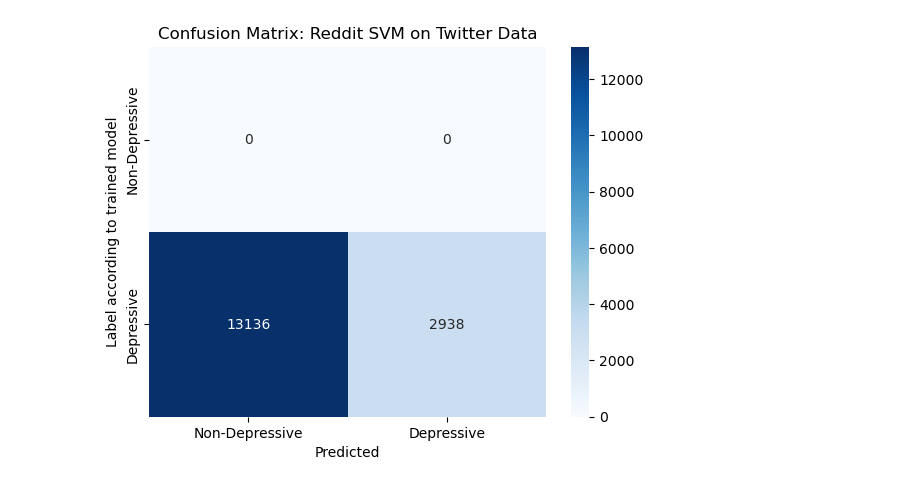
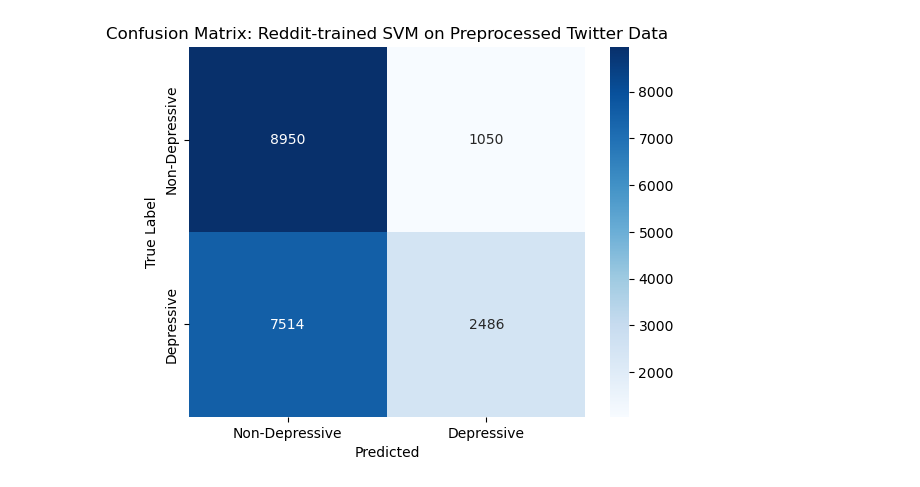
Before and after one commit to hlbels/crossplatform-mentalhealth-ml, a Jupyter notebook: SVM.ipynb, the cells around one changed output. Drawn from its saved outputs; the diff is of its cells as text; code cells hidden in the pictures.

```diff
--- a/SVM.ipynb
+++ b/SVM.ipynb
@@ -78,49 +106,64 @@ joblib.dump(tfidf_cols, "tfidf_feature_names.pkl")  # for reference later
 # %%
-# Load Reddit SVM and TF-IDF vectorizer
-svm = joblib.load("svm_reddit.pkl")
-vectorizer = joblib.load("tfidf_reddit.pkl")
+import pandas as pd
+import joblib
+import re
+import string
+from sklearn.metrics import accuracy_score, classification_report, confusion_matrix
+import seaborn as sns
+import matplotlib.pyplot as plt
 
-# Load Twitter datasets
-twitter_datasets = {
-    'clean_d_tweets': pd.read_csv('clean_d_tweets.csv'),
-    'clean_non_d_tweets': pd.read_csv('clean_non_d_tweets.csv'),
-    'd_tweets': pd.read_csv('d_tweets.csv'),
-    'non_d_tweets': pd.read_csv('non_d_tweets.csv')
-}
 
-for name, df in twitter_datasets.items():
-    df['twitter_name'] = name
+# Load trained Reddit SVM and TF-IDF vectorizer
 
-combined_df1 = pd.concat(twitter_datasets.values(), ignore_index=True)
+svm = joblib.load("svm_reddit_tfidf.pkl")
+vectorizer = joblib.load("tfidf_reddit_vectorizer.pkl")
 
-# Create true labels (1 = Depressive, 0 = Non-Depressive)
-combined_df1['label'] = combined_df1['twitter_name'].apply(
-    lambda x: 1 if 'd_tweets' in x or 'clean_d_tweets' in x else 0
-)
 
-# Transform tweets using Reddit TF-IDF vectorizer
-X_twitter = vectorizer.transform(combined_df1['tweet'].astype(str))
-y_twitter = combined_df1['label']
+# Load Twitter dataset
+
+twitter_df = pd.read_csv("Mental-Health-Twitter.csv")
+
+
+# Preprocess Twitter text
+
+def preprocess_tweet(text):
+    text = text.lower()
+    text = re.sub(r"http\S+|www\S+", "", text)      # remove URLs
+    text = re.sub(r"@\w+", "", text)                # remove mentions
+    text = re.sub(r"#(\w+)", r"\1", text)           # remove # but keep word
+    text = re.sub(r"[^\w\s,]", "", text)            # remove emojis/symbols/punctuation
+    text = re.sub(r'\d+', '', text)                 # remove numbers
+    text = re.sub(r'\s+', ' ', text).strip()        # normalize spaces
+    return text
+
+twitter_df["clean_text"] = twitter_df["post_text"].astype(str).apply(preprocess_tweet)
+
+
+# Transform Twitter text using Reddit TF-IDF vectorizer
+
+X_twitter = vectorizer.transform(twitter_df["clean_text"])
+y_twitter = twitter_df["label"]
+
 
 # Predict using Reddit-trained SVM
-twitter_preds = svm.predict(X_twitter)
 
-# Map Reddit subreddit predictions to Depressive / Non-Depressive
-depressive_subs = ["suicidewatch", "anxiety", "depression", "mentalhealth", "addiction", "alcoholism"]
-predicted_depression = [1 if p in depressive_subs else 0 for p in twitter_preds]
+predicted_depression = svm.predict(X_twitter)
+
 
 # Evaluate performance
-print("Twitter Accuracy:", accuracy_score(y_twitter, predicted_depression))
-print("\nClassification Report:\n", classification_report(
-    y_twitter, predicted_depression, zero_division=0
-))
 
-# Confusion matrix
+print("✅ Twitter Accuracy:", accuracy_score(y_twitter, predicted_depression))
+print("\n📊 Twitter Classification Report:\n", classification_report(y_twitter, predicted_depression, zero_division=0))
+
+# ------------------------------
+# Visualize confusion matrix
+# ------------------------------
 cm = confusion_matrix(y_twitter, predicted_depression)
-sns.heatmap(cm, annot=True, fmt='d', cmap='Blues', xticklabels=["Non-Depressive","Depressive"],
-            yticklabels=["Non-Depressive","Depressive"])
+sns.heatmap(cm, annot=True, fmt='d', cmap='Blues',
+            xticklabels=["Non-Depressive", "Depressive"],
+            yticklabels=["Non-Depressive", "Depressive"])
 plt.xlabel("Predicted")
-plt.ylabel("Label according to trained model")
-plt.title("Confusion Matrix: Reddit SVM on Twitter Data")
+plt.ylabel("True Label")
+plt.title("Confusion Matrix: Reddit-trained SVM on Preprocessed Twitter Data")
 plt.show()
 # %% [output]
@@ -138 +181 @@ weighted avg       1.00      0.18      0.31     16074
-[figure, old version]
+[figure, new version]
```
Also changed, not shown: parts of 8 cells of this notebook.
